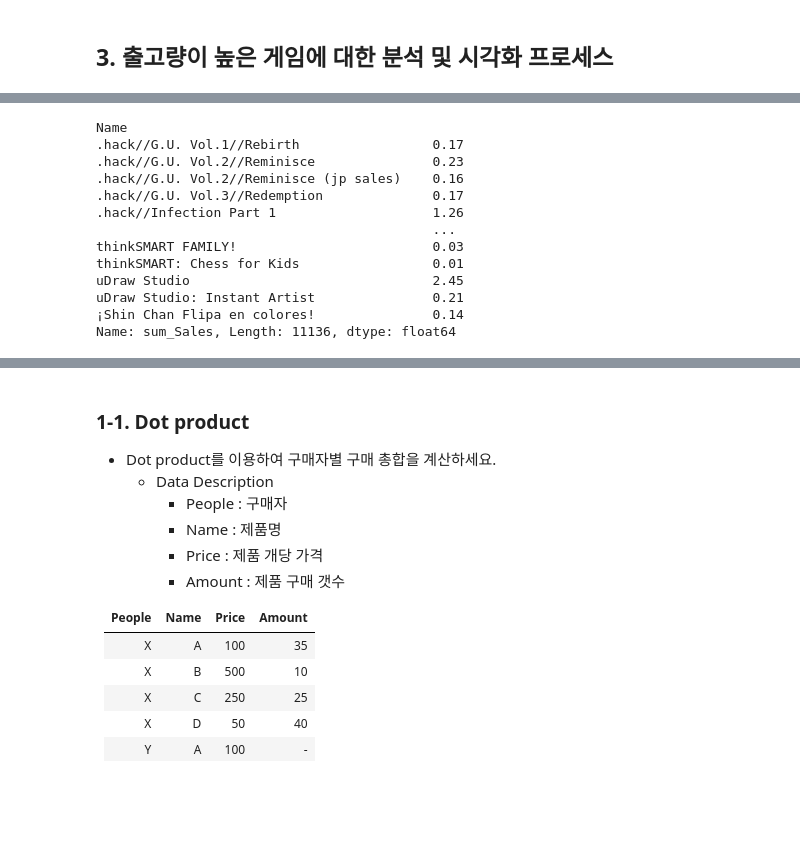
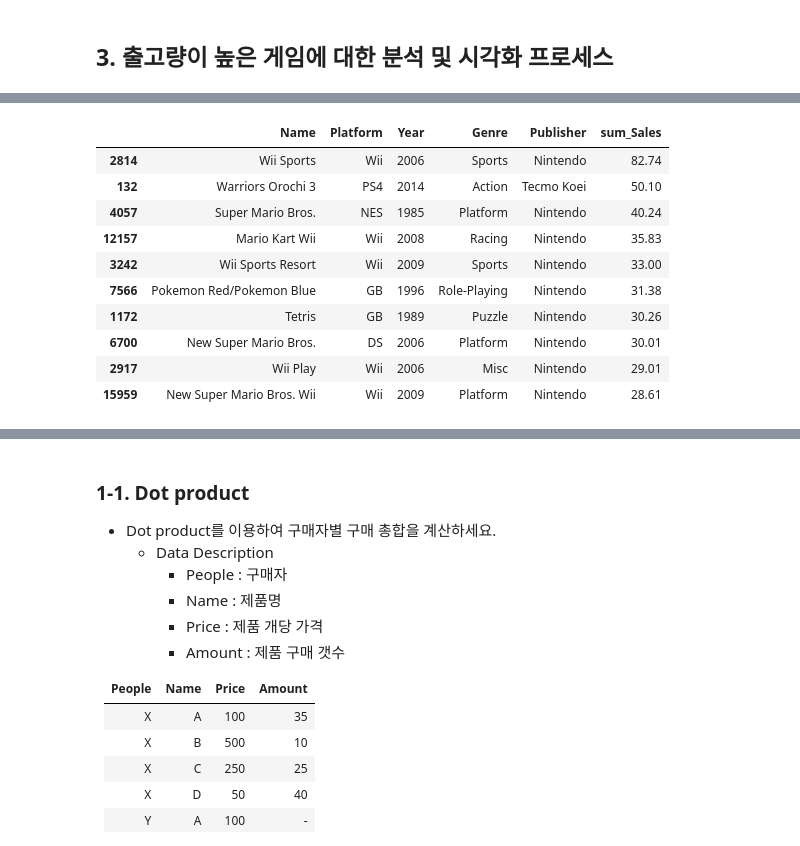
Before and after one commit to sbtmsk/project1, a Jupyter notebook: project1.ipynb, the cells around one changed output, grey strips where cells are left out. Cells and saved outputs as stored; diff of their text form; code cells hidden in the pictures; blank space fills up the shorter version.

```diff
--- a/project1.ipynb
+++ b/project1.ipynb
@@ -488,2 +522,17 @@ name_sumSale.sort_values(['Name','sum_Sales'],ascending=True)
 16024 rows × 6 columns
+# %%
+name_sumSale = name_sumSale.sort_values(['sum_Sales'],ascending=False) # 플랫폼을 구분한 상태에서 판매량 순위
+name_sumSale.head(10)
+# %% [output]
+|  | Name | Platform | Year | Genre | Publisher | sum_Sales |
+| 2814 | Wii Sports | Wii | 2006 | Sports | Nintendo | 82.74 |
+| 132 | Warriors Orochi 3 | PS4 | 2014 | Action | Tecmo Koei | 50.10 |
+| 4057 | Super Mario Bros. | NES | 1985 | Platform | Nintendo | 40.24 |
+| 12157 | Mario Kart Wii | Wii | 2008 | Racing | Nintendo | 35.83 |
+| 3242 | Wii Sports Resort | Wii | 2009 | Sports | Nintendo | 33.00 |
+| 7566 | Pokemon Red/Pokemon Blue | GB | 1996 | Role-Playing | Nintendo | 31.38 |
+| 1172 | Tetris | GB | 1989 | Puzzle | Nintendo | 30.26 |
+| 6700 | New Super Mario Bros. | DS | 2006 | Platform | Nintendo | 30.01 |
+| 2917 | Wii Play | Wii | 2006 | Misc | Nintendo | 29.01 |
+| 15959 | New Super Mario Bros. Wii | Wii | 2009 | Platform | Nintendo | 28.61 |
 # %%
@@ -491,16 +540,2 @@ result = name_sumSale['sum_Sales'].groupby(name_sumSale['Name']).sum()
 # %%
-result # 이름별로 합 정리된 시리즈
+result = result.to_frame() # 이름별로 합 정리된 시리즈
-# %% [output]
-Name
-.hack//G.U. Vol.1//Rebirth                 0.17
-.hack//G.U. Vol.2//Reminisce               0.23
-.hack//G.U. Vol.2//Reminisce (jp sales)    0.16
-.hack//G.U. Vol.3//Redemption              0.17
-.hack//Infection Part 1                    1.26
-                                           ...
-thinkSMART FAMILY!                         0.03
-thinkSMART: Chess for Kids                 0.01
-uDraw Studio                               2.45
-uDraw Studio: Instant Artist               0.21
-¡Shin Chan Flipa en colores!               0.14
-Name: sum_Sales, Length: 11136, dtype: float64
```
Also changed, not shown: parts of 32 cells of this notebook.
